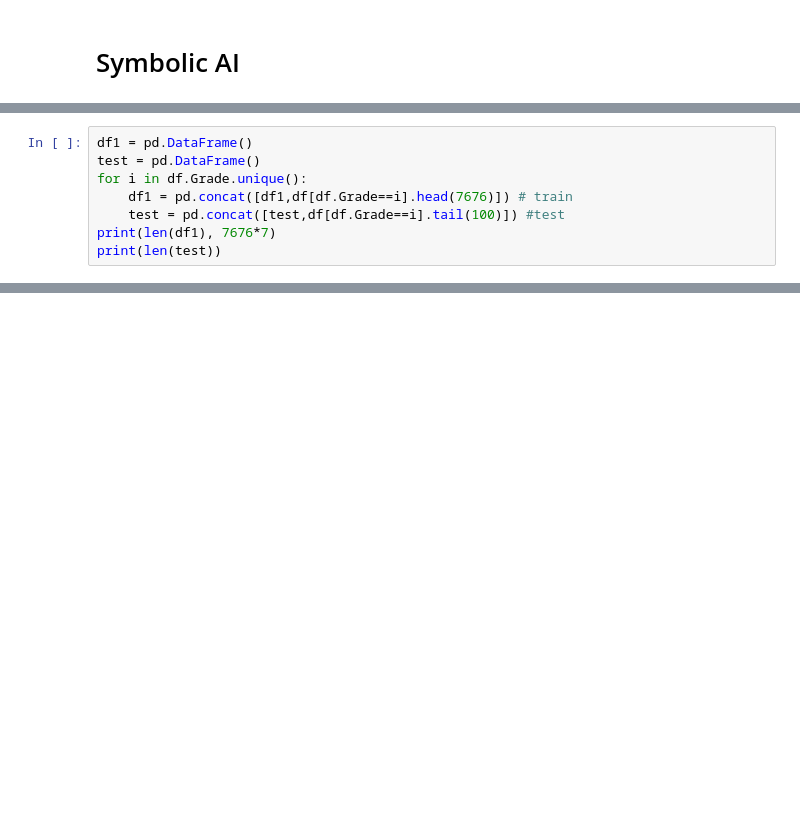
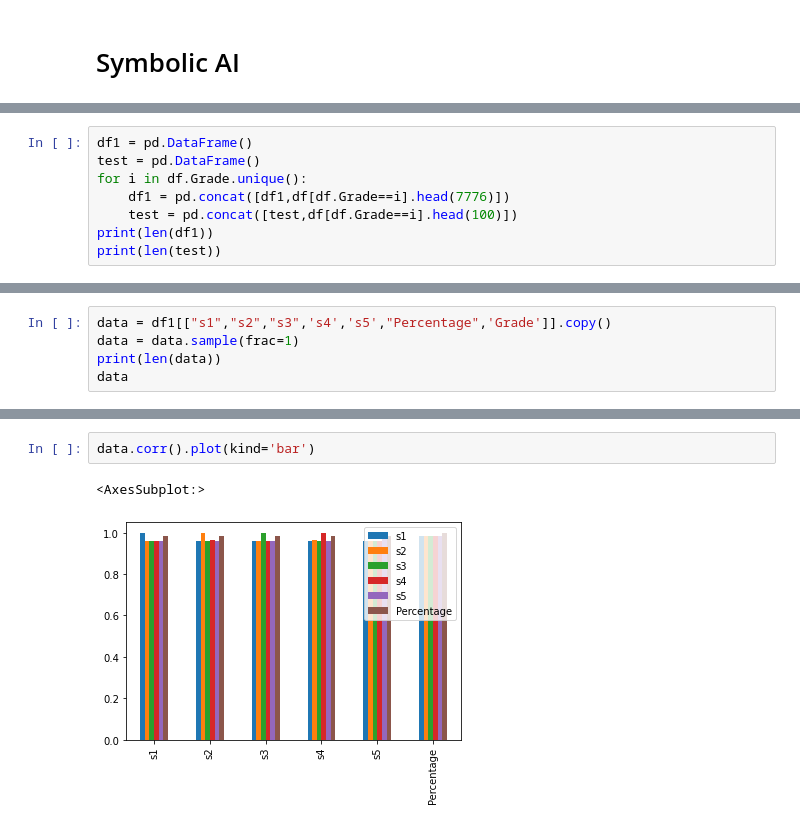
Before and after one commit to EnggQasim/Saylani_Batch4, a Jupyter notebook: 13_Machine_Learning/class11_grading_sytem/grading_system_using_AI.ipynb, the cells around one changed output, grey strips where cells are left out. Drawn from its saved outputs; the diff is of its cells as text; blank space fills up the shorter version.

```diff
--- a/13_Machine_Learning/class11_grading_sytem/grading_system_using_AI.ipynb
+++ b/13_Machine_Learning/class11_grading_sytem/grading_system_using_AI.ipynb
@@ -120,8 +79,0 @@ df[df.Grade=='B']
-# %%
-df1 = pd.DataFrame()
-test = pd.DataFrame()
-for i in df.Grade.unique():
-    df1 = pd.concat([df1,df[df.Grade==i].head(7676)]) # train
-    test = pd.concat([test,df[df.Grade==i].tail(100)]) #test
-print(len(df1), 7676*7)
-print(len(test))
@@ -341,0 +98,8 @@ test[test['Grade'] == test['prediction']]
+# %%
+df1 = pd.DataFrame()
+test = pd.DataFrame()
+for i in df.Grade.unique():
+    df1 = pd.concat([df1,df[df.Grade==i].head(7776)])
+    test = pd.concat([test,df[df.Grade==i].head(100)])
+print(len(df1))
+print(len(test))
@@ -341,0 +111,5 @@ test[test['Grade'] == test['prediction']]
+# %%
+data = df1[["s1","s2","s3",'s4','s5',"Percentage",'Grade']].copy()
+data = data.sample(frac=1)
+print(len(data))
+data
@@ -341,0 +141,5 @@ test[test['Grade'] == test['prediction']]
+# %%
+data.corr().plot(kind='bar')
+# %% [output]
+<AxesSubplot:>
+[figure, added]
```
Also changed, not shown: parts of 81 cells of this notebook.
